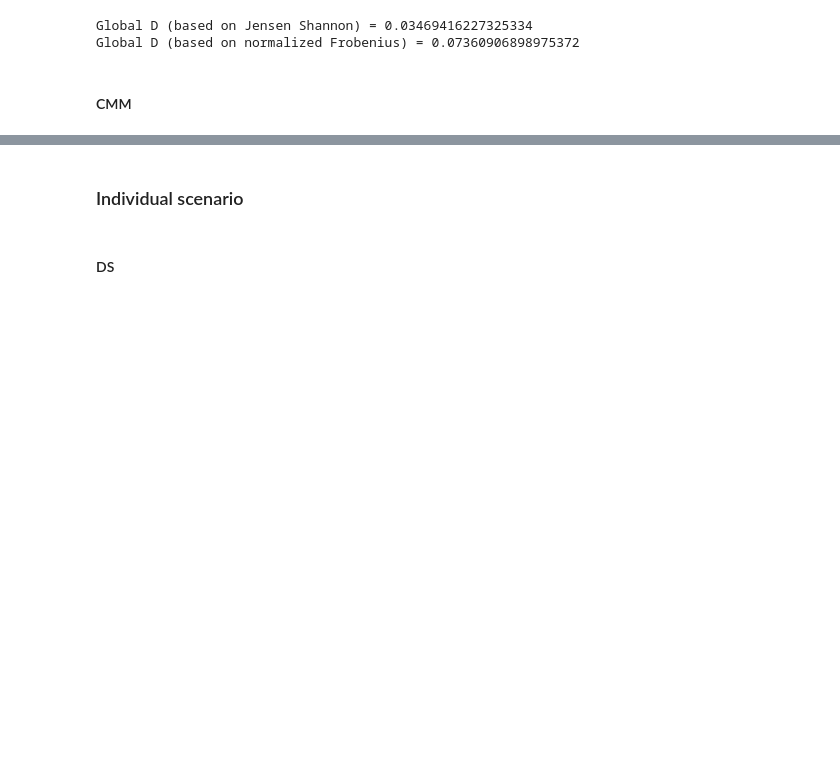
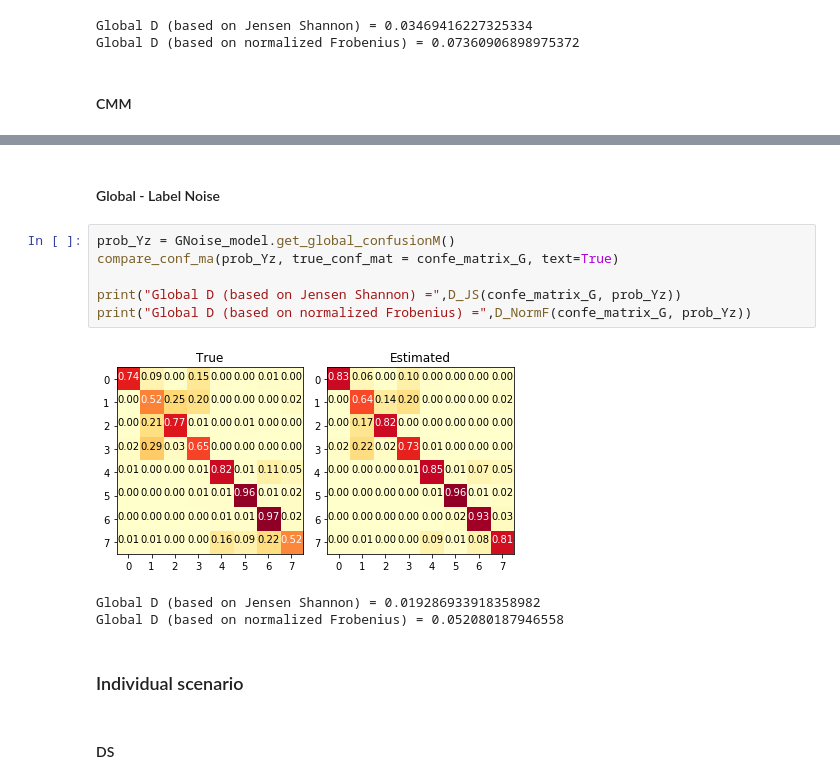
Before and after one commit to fmenat/PyLearningCrowds, a Jupyter notebook: Tutorial - LabelMe.ipynb, the cells around one changed output, grey strips where cells are left out. Cells and saved outputs as stored; diff of their text form; blank space fills up the shorter version.

```diff
--- a/Tutorial - LabelMe.ipynb
+++ b/Tutorial - LabelMe.ipynb
@@ -833,3 +920,15 @@ Global D (based on normalized Frobenius) = 0.10333766580775834
+# %% [markdown]
+#### Global - Label Noise
+# %%
+prob_Yz = GNoise_model.get_global_confusionM()
+compare_conf_ma(prob_Yz, true_conf_mat = confe_matrix_G, text=True)
+
+print("Global D (based on Jensen Shannon) =",D_JS(confe_matrix_G, prob_Yz))
+print("Global D (based on normalized Frobenius) =",D_NormF(confe_matrix_G, prob_Yz))
+# %% [output]
+[figure, added]
+Global D (based on Jensen Shannon) = 0.019286933918358982
+Global D (based on normalized Frobenius) = 0.052080187946558
 # %% [markdown]
 ### Individual scenario
 # %% [markdown]
```
Also changed, not shown: parts of 25 cells of this notebook, 7 other files.
